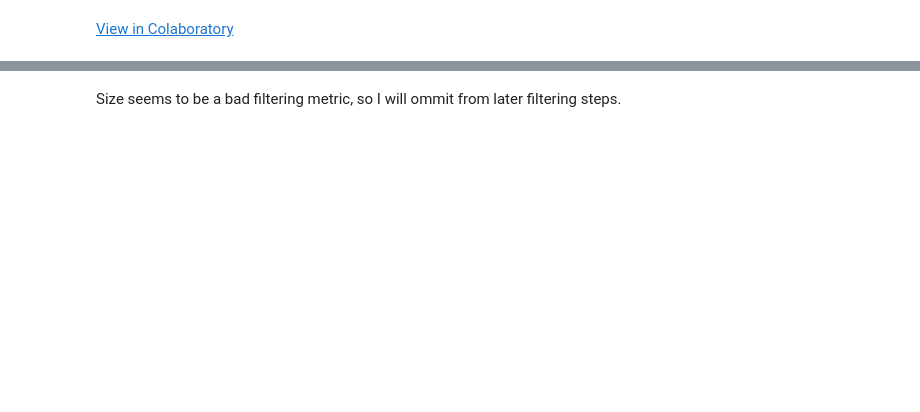
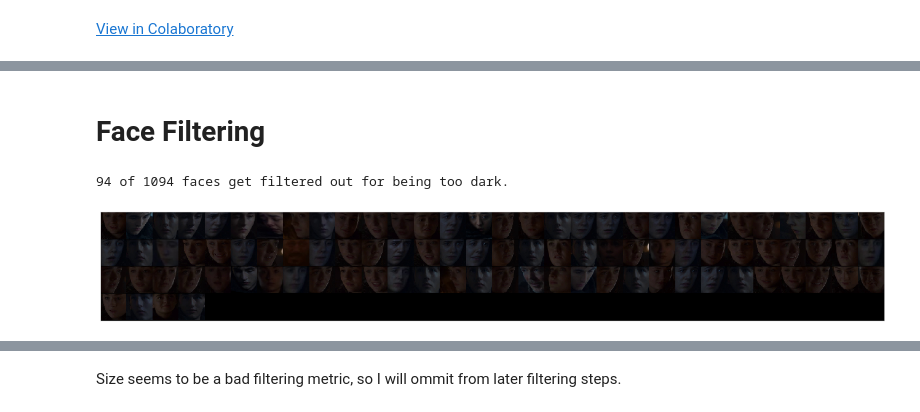
Before and after one commit to daphnei/weakvideo, a Jupyter notebook: visualize_faces.ipynb, the cells around one changed output, grey strips where cells are left out. Cells and saved outputs as stored; diff of their text form; code cells hidden in the pictures; blank space fills up the shorter version.

```diff
--- a/visualize_faces.ipynb
+++ b/visualize_faces.ipynb
@@ -44 +64,3 @@ cutsFile = 'CUTS_episode%d.csv' % (episode)
+# %% [markdown]
+# Face Filtering
 # %%
@@ -71,19 +84,22 @@ def showFaces(faces):
 # %%
 #@title Filter by face darkness. Threshold is of V (value) in HSV color-space.
-threshold = 40 #@param {type:"number"}
+darknessThreshold = 30 #@param {type:"number"}
 
 def tooDark(face, threshold):
   hsvImage = mpl.colors.rgb_to_hsv(face.image)
   meanValue = np.mean(hsvImage[:,:,2])
   return meanValue < threshold
 
 darkFaces = []
 for face in allFaces:
-  if tooDark(face, threshold):
+  if tooDark(face, darknessThreshold):
     darkFaces.append(face)
 
 print('%d of %d faces get filtered out for being too dark.' % (len(darkFaces), len(allFaces)))
 
 showFaces(darkFaces)
+# %% [output]
+94 of 1094 faces get filtered out for being too dark.
+[figure, added]
 # %%
 #@title Filter by face size. Threshold is width/height in pixels.
```
Also changed, not shown: parts of 16 cells of this notebook.
